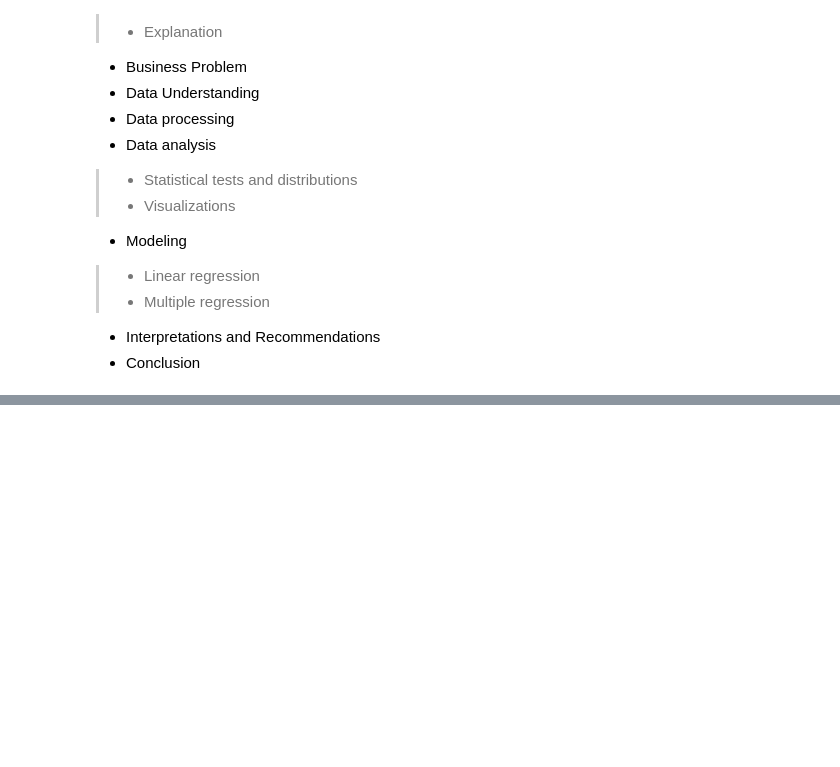
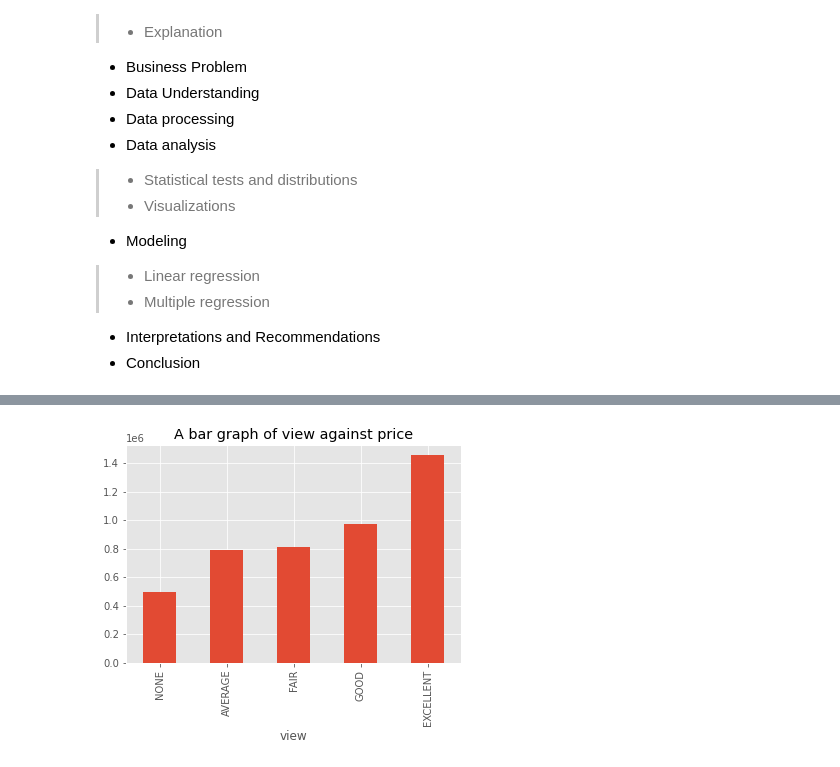
Before and after one commit to D-EKALE/KC-Housing-Project-2, a Jupyter notebook: student.ipynb, the cells around one changed output, grey strips where cells are left out. Saved outputs shown, nothing was run; the diff lists cells and outputs as text; code cells hidden in the pictures; blank space fills up the shorter version.

```diff
--- a/student.ipynb
+++ b/student.ipynb
@@ -411,3 +411,9 @@ strong multicollinearity or other numerical problems.
 > * Multiple regression
 * Interpretations and Recommendations
 * Conclusion
+# %%
+def column_variable (column)
+    grp = df.groupby(column)['price'].mean().sort_values(ascending=True)
+    grp.plot(kind='bar', title = 'A bar graph of ' + column + 'against price')
+
+column_variable ('view')
@@ -413,0 +422,8 @@ strong multicollinearity or other numerical problems.
+# %%
+def column_variable (column):
+    grp = df.groupby(column)['price'].mean().sort_values(ascending=True)
+    grp.plot(kind='bar', title = 'A bar graph of ' + column + ' against price')
+
+column_variable ('view')
+# %% [output]
+[figure, added]
```
Also changed, not shown: parts of 5 cells of this notebook.
